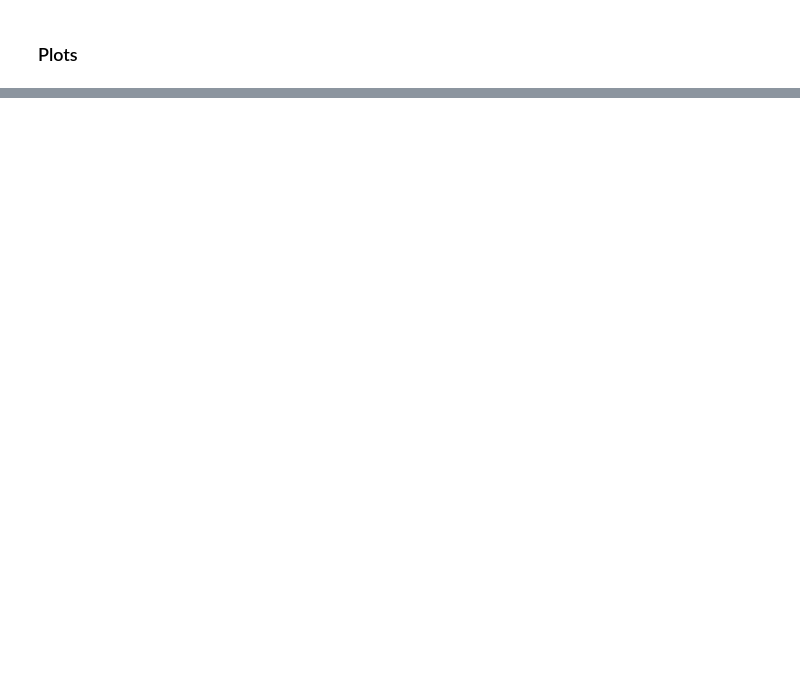
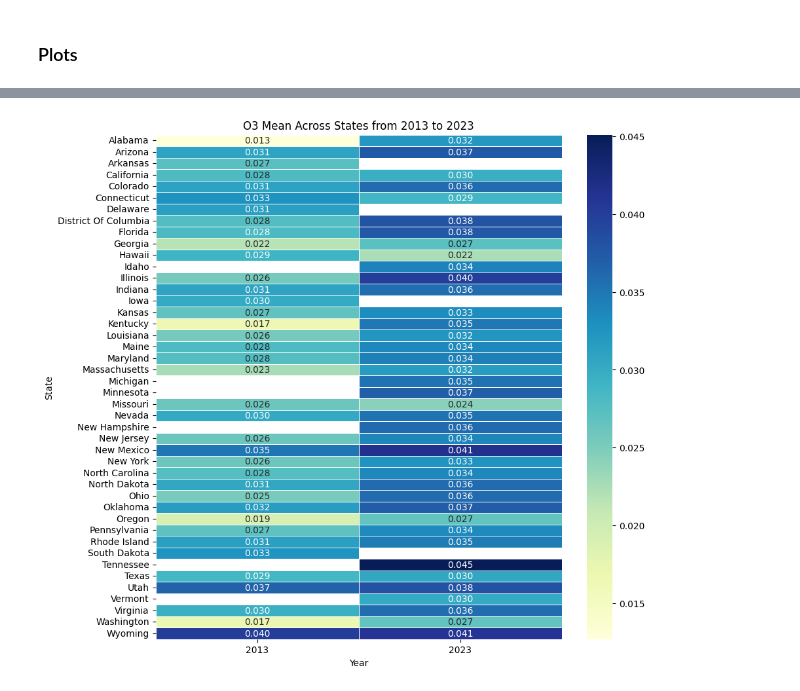
Before and after one commit to Julia-Heffner/M2-Mini-Project, a Jupyter notebook: Air_Pollution_Data_Analysis.ipynb, the cells around one changed output, grey strips where cells are left out. Drawn from its saved outputs; the diff is of its cells as text; code cells hidden in the pictures; blank space fills up the shorter version.

```diff
--- a/Air_Pollution_Data_Analysis.ipynb
+++ b/Air_Pollution_Data_Analysis.ipynb
@@ -138,0 +161,16 @@ print(air_pollution_avg)
+# %%
+#Avg Data for all states
+all_averaged = air_pollution.groupby(['State', 'Year']).agg({'O3 Mean': 'mean', 'CO Mean': 'mean', 'SO2 Mean': 'mean', 'NO2 Mean': 'mean'}).reset_index()
+print(all_averaged)
+
+#Group by year 2010
+data_2010 = all_averaged[all_averaged['Year'] == 2010]
+print(data_2010)
+
+#Group by year 2020
+data_2020 = all_averaged[all_averaged['Year'] == 2020]
+print(data_2020)
+
+#Group by year 2010 and 2020
+data_2013_2023 = all_averaged[all_averaged['Year'].isin([2013, 2023])]
+print(data_2013_2023)
@@ -230,0 +288,13 @@ plt.show()
+# %%
+#Heatmap of O3 across the states from 2013 to 2023
+
+#Prepping data
+o3_pivot = data_2013_2023.pivot_table(index='State', columns='Year', values='O3 Mean')
+
+#create heatmap
+plt.figure(figsize=(10, 10))  # Adjust the figure size as needed
+sns.heatmap(o3_pivot, annot=True, cmap="YlGnBu", cbar=True, linewidths=0.5, fmt='.3f')
+plt.title("O3 Mean Across States from 2013 to 2023")
+plt.show()
+# %% [output]
+[figure, added]
```
Also changed, not shown: parts of 16 cells of this notebook.
